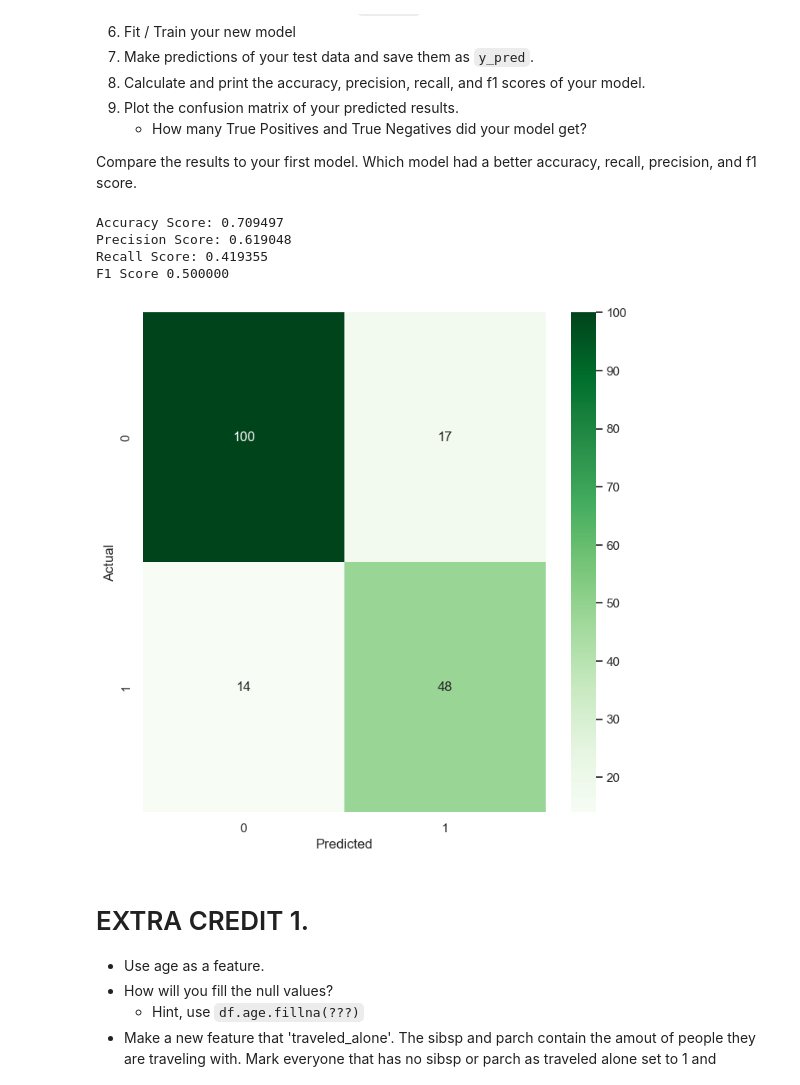
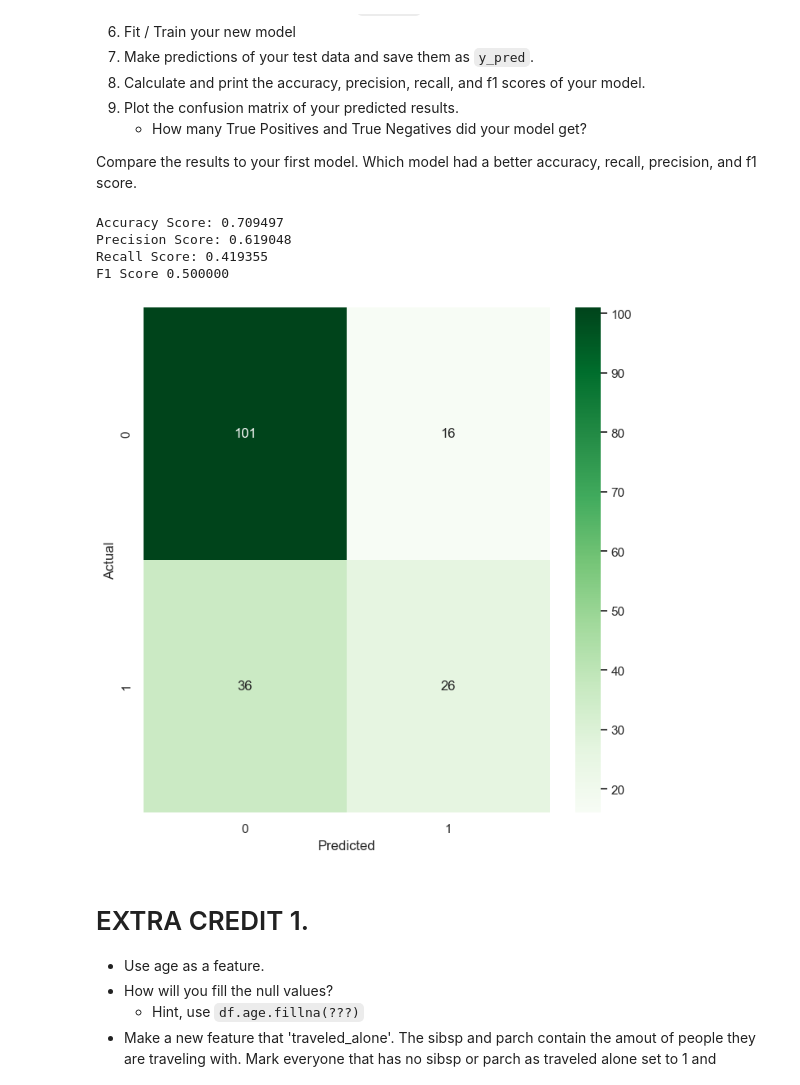
Before and after one commit to azhu000/my-fork-2023-fall-data-science, a Jupyter notebook: Week-03-Intro-To-ML/Exercise-AZ.ipynb, the cells around one changed output. Cells and saved outputs as stored; diff of their text form; code cells hidden in the pictures.

```diff
--- a/Week-03-Intro-To-ML/Exercise-AZ.ipynb
+++ b/Week-03-Intro-To-ML/Exercise-AZ.ipynb
@@ -295,36 +295,36 @@ accuracy_2 = accuracy_score(y_test, y_pred2)
 # Calculate our precision score
 precision_2 = precision_score(y_test, y_pred2)
 
 # Calculate our recall score
 recall_2 = recall_score(y_test, y_pred2)
 
 # Calculate your f1-score
 f1_2 = f1_score(y_test, y_pred2)
 
 # Print each of our scores to inspect performance.
 print("Accuracy Score: %f" % accuracy_2)
 print("Precision Score: %f" % precision_2)
 print("Recall Score: %f" % recall_2)
 print('F1 Score %f' % f1_2)
 
-cm = confusion_matrix(y_test, y_pred)
+cm = confusion_matrix(y_test, y_pred2)
 
 # Just rounding them so the numbers are easier to read
 cm = cm.round(2)
 
-tn, fp, fn, tp = confusion_matrix(y_test, y_pred).ravel()
+tn, fp, fn, tp = confusion_matrix(y_test, y_pred2).ravel()
 
 # Plot your confusion matrix.
 fig = plt.figure(figsize=(8,8))
 ax = sns.heatmap(cm, annot=True, cmap='Greens', fmt='g')
 plt.xlabel('Predicted')
 plt.ylabel('Actual');
 # %% [output]
 Accuracy Score: 0.709497
 Precision Score: 0.619048
 Recall Score: 0.419355
 F1 Score 0.500000
-[figure, old version]
+[figure, new version]
 # %% [markdown]
 # EXTRA CREDIT 1.
 * Use age as a feature.
```
Also changed, not shown: parts of 1 cell of this notebook.
